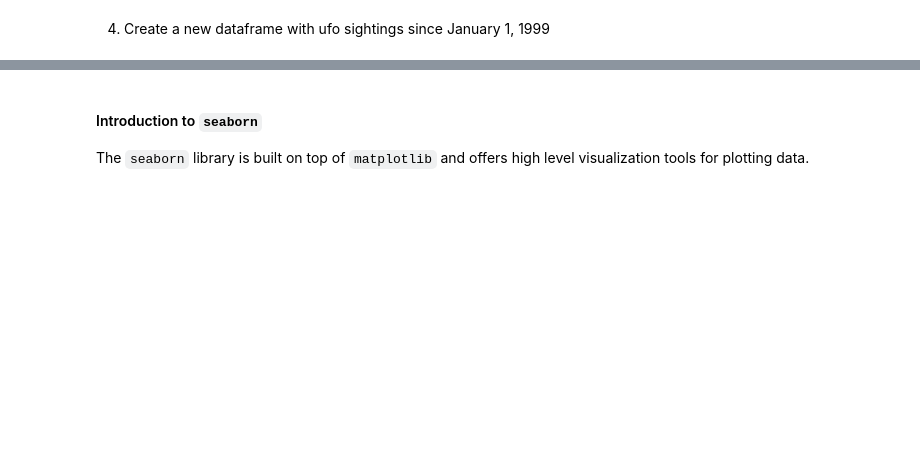
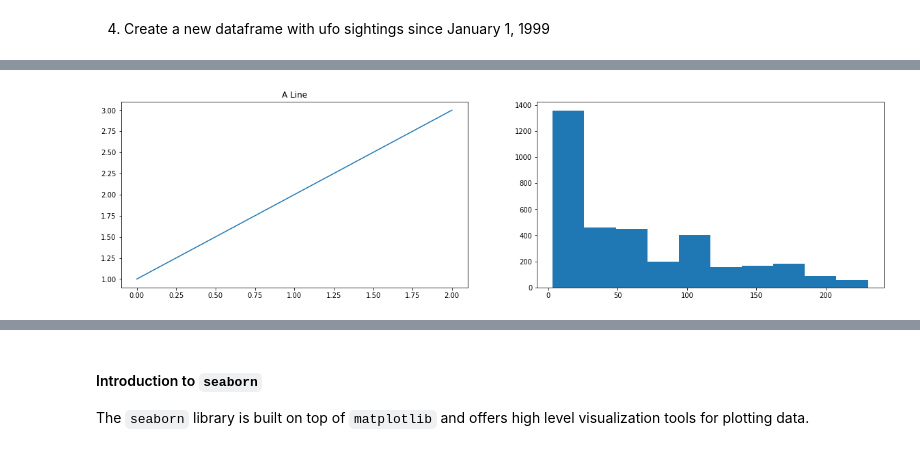
Before and after one commit to gilad247/NYU-Bootcamp, a Jupyter notebook: notebooks/module_1/class_8/plotting_seaborn.ipynb, the cells around one changed output, grey strips where cells are left out. Drawn from its saved outputs; the diff is of its cells as text; code cells hidden in the pictures; blank space fills up the shorter version.

```diff
--- a/notebooks/module_1/class_8/plotting_seaborn.ipynb
+++ b/notebooks/module_1/class_8/plotting_seaborn.ipynb
@@ -16,3 +16,5 @@ import seaborn as sns
 A special type of data for pandas are entities that can be considered as dates.  We can create a special datatype for these using `pd.to_datetime`, and access the functions of the `datetime` module as a result.
 # %%
 # read in the AAPL data
+appl = pd.read_csv('data/AAPL.csv')
+appl.head()
@@ -19,4 +28,5 @@ A special type of data for pandas are entities that can be considered as dates.
 # %%
 # convert to datetime
+appl['Date'] = pd.to_datetime(appl['Date'])
 # %%
 # extract the month
@@ -23,4 +49,5 @@ A special type of data for pandas are entities that can be considered as dates.
 # %%
 # extract the day
+appl['Day'] = appl['Date'].dt.day
 # %%
 # set date to be index of data
@@ -27,4 +55,5 @@ A special type of data for pandas are entities that can be considered as dates.
 # %%
 # sort the index
+appl.sort_index(inplace = True)
 # %%
 # select 2019
@@ -73,3 +206,11 @@ from datetime import datetime
+# %%
+### add a plot to each axis
+fig, ax = plt.subplots(1, 2, figsize = (20, 5))
+ax[0].plot([1, 2, 3])
+ax[1].hist(appl['Adj Close']);
+ax[0].set_title('A Line');
+# %% [output]
+[figure, added]
 # %%
 ### create a 2 x 2 grid of plots
 ### add histogram to bottom right plot
```
Also changed, not shown: parts of 27 cells of this notebook, 7 other files.
